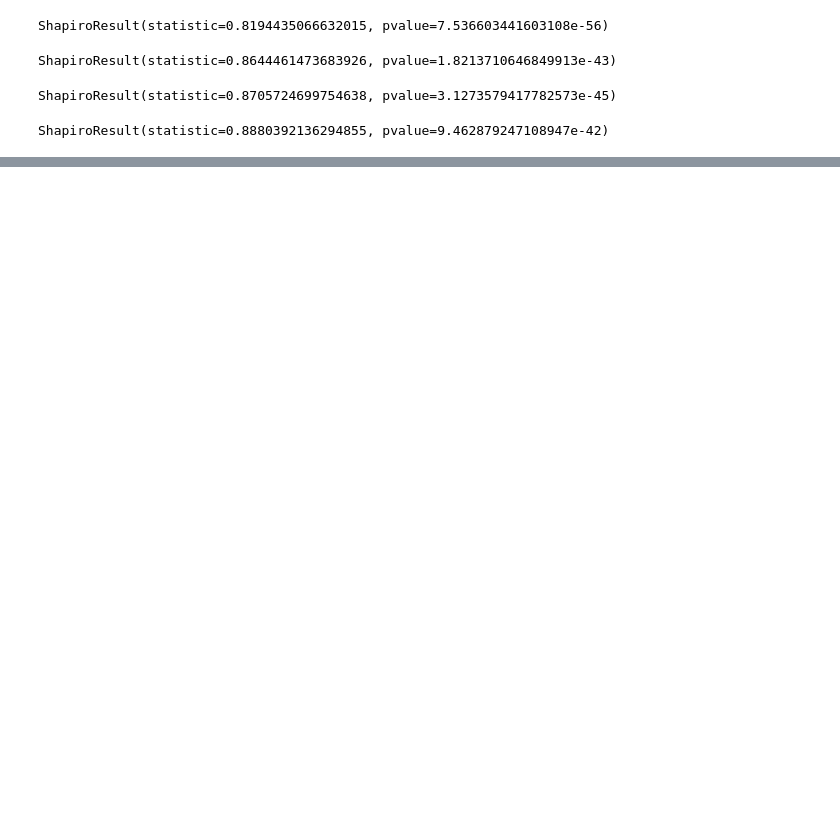
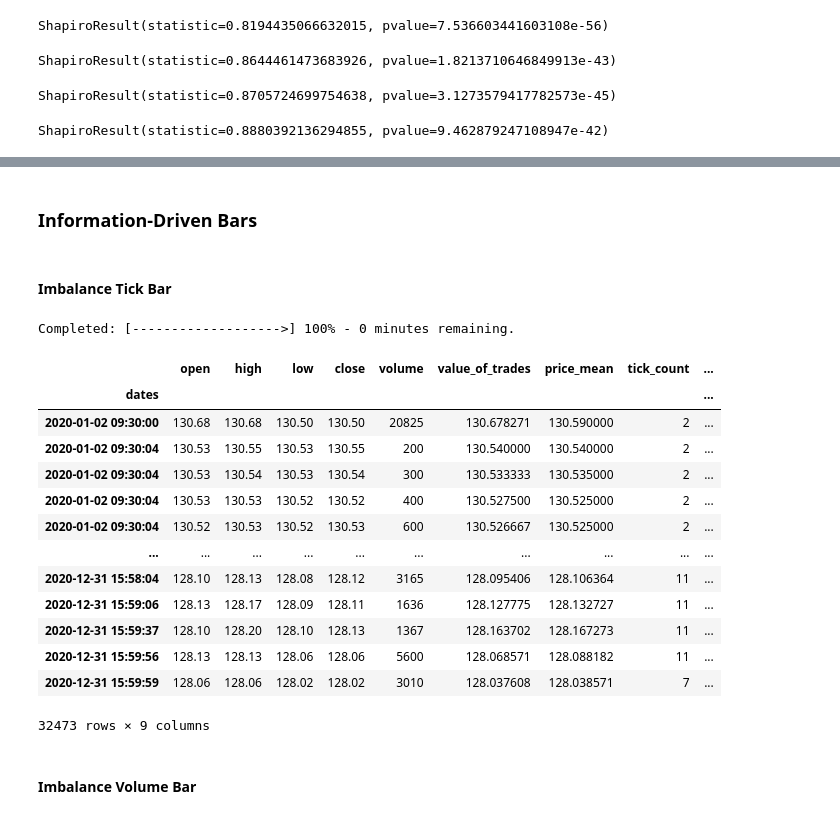
Before and after one commit to RiskLabAI/Notebooks.py, a Jupyter notebook: data/structures/Financial Data Structures.ipynb, the cells around one changed output, grey strips where cells are left out. Cells and saved outputs as stored; diff of their text form; code cells hidden in the pictures; blank space fills up the shorter version.

```diff
--- a/data/structures/Financial Data Structures.ipynb
+++ b/data/structures/Financial Data Structures.ipynb
@@ -160,0 +143,3 @@ Processing batch 0 with size 729726
+# %%
+ohlcvDollar = generate_dollar_bar(dataframe, dollar_per_bar = 0, number_bars = timeBarLen)
+ohlcvDollar.head(10)
@@ -196,0 +161,7 @@ plt.show()
+# %%
+countAverage = pd.DataFrame()
+countAverage['time'] = ohlcvTime.resample("1W")['tick_count'].mean()
+countAverage['tick'] = ohlcvTick.resample("1W")['tick_count'].mean()
+countAverage['volume'] = ohlcvVolume.resample("1W")['tick_count'].mean()
+countAverage['dollar'] = ohlcvDollar.resample("1W")['tick_count'].mean()
+countAverage.head(10)
@@ -197 +181,22 @@ plt.show()
+# %%
+fig = go.Figure()
+# Create and style traces
+fig.add_trace(go.Scatter(x=countAverage.index, y=countAverage.time, name='Time'))
+fig.add_trace(go.Scatter(x=countAverage.index, y=countAverage.tick, name='Tick'))
+fig.add_trace(go.Scatter(x=countAverage.index, y=countAverage.volume, name='Volume'))
+fig.add_trace(go.Scatter(x=countAverage.index, y=countAverage.dollar, name='Dollar'))
+
+# Use the function to update layout
+update_figure_layout(
+    fig,
+    title="Standard Bars Frequency",
+    xaxis_title="Date",
+    yaxis_title="Frequency"
+)
+# Save countAverage data to Excel without overwriting previous sheets
+with pd.ExcelWriter(excel_file_path, engine='openpyxl', mode='a', if_sheet_exists='overlay') as writer:
+    countAverage.to_excel(writer, sheet_name='Standard Bars Frequency')
+
+# Show the plot
+fig.show()
 # %% [markdown]
@@ -283,0 +292,34 @@ plt.show()
+# %% [markdown]
+### Information-Driven Bars
+# %%
+dataframe['label'] = dataframe['price']
+dataframe['volume_labeled'] = dataframe['size']
+dataframe['dollarslabeled'] = dataframe['price'] * dataframe['size']
+# %% [markdown]
+#### Imbalance Tick Bar
+# %%
+imbalance_tick_bar, thetas_absolute_tick, thresholds_tick = generate_information_driven_bars(dataframe, bar_type="tick", tick_expected_initial=0)
+
+# Save countAverage data to Excel without overwriting previous sheets
+with pd.ExcelWriter(excel_file_path, engine='openpyxl', mode='a', if_sheet_exists='overlay') as writer:
+    imbalance_tick_bar.to_excel(writer, sheet_name='imbalance tick bar')
+
+imbalance_tick_bar
+# %% [output]
+Completed: [------------------->] 100% - 0 minutes remaining.
+|  | open | high | low | close | volume | value_of_trades | price_mean | tick_count | ... |
+| dates |  |  |  |  |  |  |  |  | ... |
+| 2020-01-02 09:30:00 | 130.68 | 130.68 | 130.50 | 130.50 | 20825 | 130.678271 | 130.590000 | 2 | ... |
+| 2020-01-02 09:30:04 | 130.53 | 130.55 | 130.53 | 130.55 | 200 | 130.540000 | 130.540000 | 2 | ... |
+| 2020-01-02 09:30:04 | 130.53 | 130.54 | 130.53 | 130.54 | 300 | 130.533333 | 130.535000 | 2 | ... |
+| 2020-01-02 09:30:04 | 130.53 | 130.53 | 130.52 | 130.52 | 400 | 130.527500 | 130.525000 | 2 | ... |
+| 2020-01-02 09:30:04 | 130.52 | 130.53 | 130.52 | 130.53 | 600 | 130.526667 | 130.525000 | 2 | ... |
+| ... | ... | ... | ... | ... | ... | ... | ... | ... | ... |
+| 2020-12-31 15:58:04 | 128.10 | 128.13 | 128.08 | 128.12 | 3165 | 128.095406 | 128.106364 | 11 | ... |
+| 2020-12-31 15:59:06 | 128.13 | 128.17 | 128.09 | 128.11 | 1636 | 128.127775 | 128.132727 | 11 | ... |
+| 2020-12-31 15:59:37 | 128.10 | 128.20 | 128.10 | 128.13 | 1367 | 128.163702 | 128.167273 | 11 | ... |
+| 2020-12-31 15:59:56 | 128.13 | 128.13 | 128.06 | 128.06 | 5600 | 128.068571 | 128.088182 | 11 | ... |
+| 2020-12-31 15:59:59 | 128.06 | 128.06 | 128.02 | 128.02 | 3010 | 128.037608 | 128.038571 | 7 | ... |
+32473 rows × 9 columns
+# %% [markdown]
+#### Imbalance Volume Bar
```
Also changed, not shown: parts of 37 cells of this notebook.
